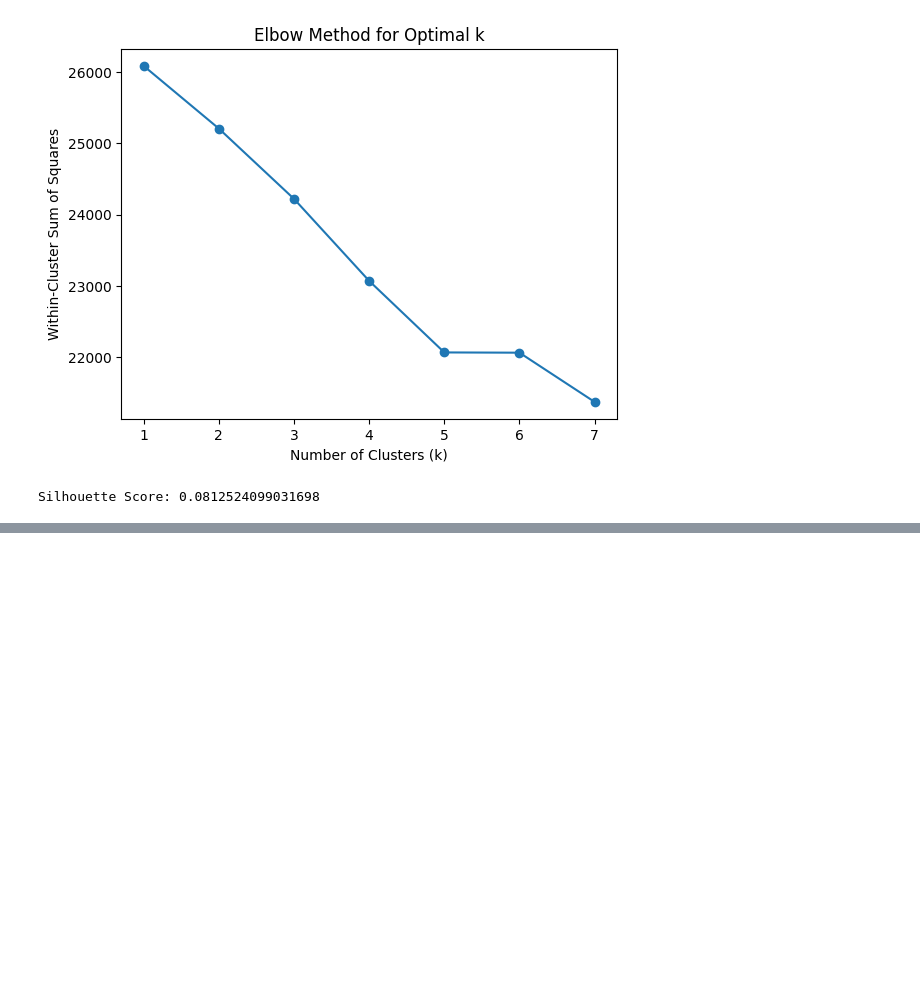
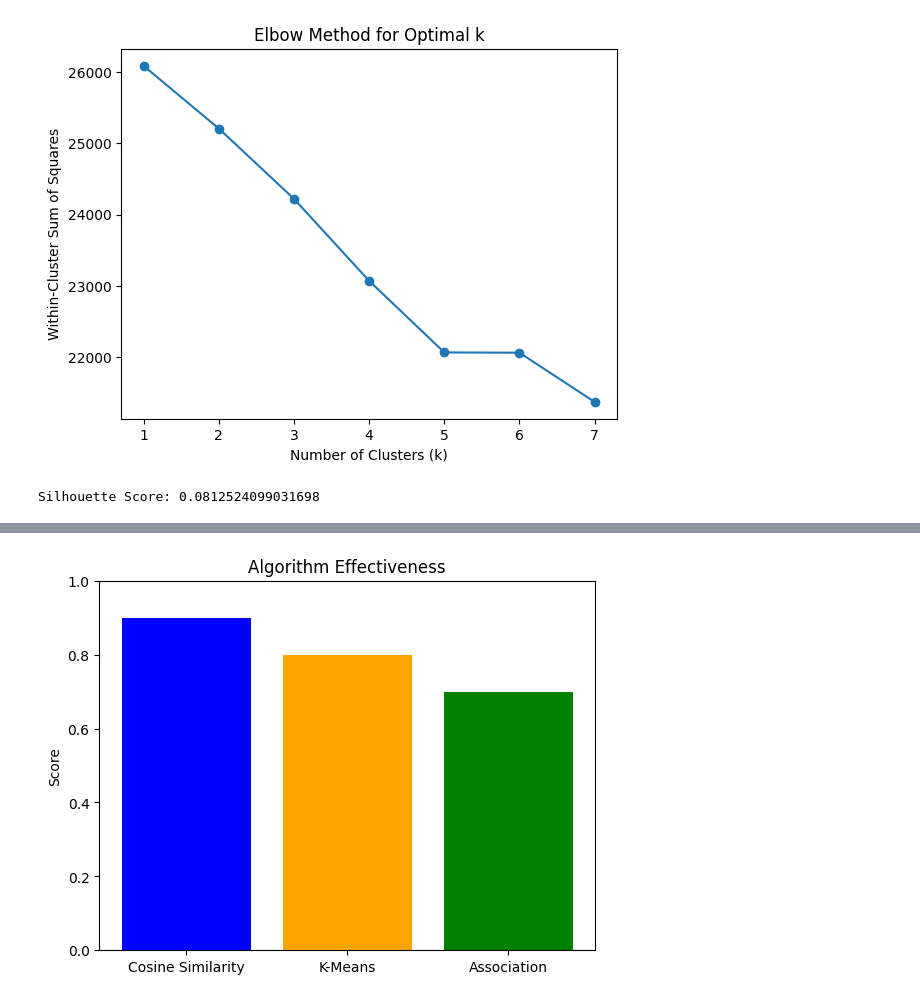
Before and after one commit to Sushmita-17/AI-Coursework, a Jupyter notebook: Sushmita_Adikari23056375.ipynb, the cells around one changed output, grey strips where cells are left out. Drawn from its saved outputs; the diff is of its cells as text; code cells hidden in the pictures; blank space fills up the shorter version.

```diff
--- a/Sushmita_Adikari23056375.ipynb
+++ b/Sushmita_Adikari23056375.ipynb
@@ -246,0 +297,11 @@ Silhouette Score: 0.0812524099031698
+# %%
+algorithms = ["Cosine Similarity", "K-Means", "Association"]
+scores = [0.9, 0.8, 0.7]
+
+plt.bar(algorithms, scores, color=['blue', 'orange', 'green'])
+plt.title("Algorithm Effectiveness")
+plt.ylabel("Score")
+plt.ylim(0, 1)
+plt.show()
+# %% [output]
+[figure, added]
```
Also changed, not shown: parts of 8 cells of this notebook, 1 other file.
